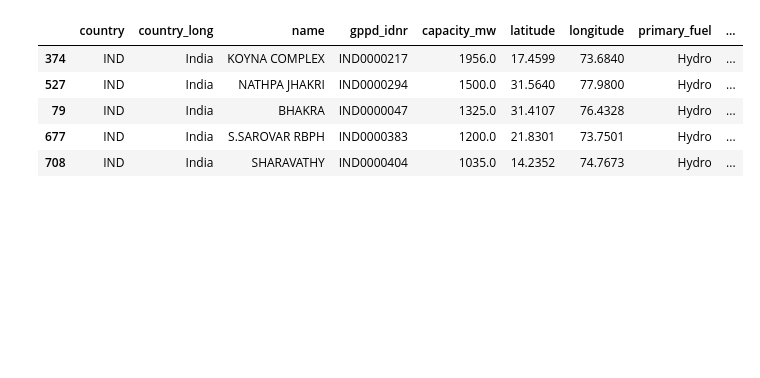
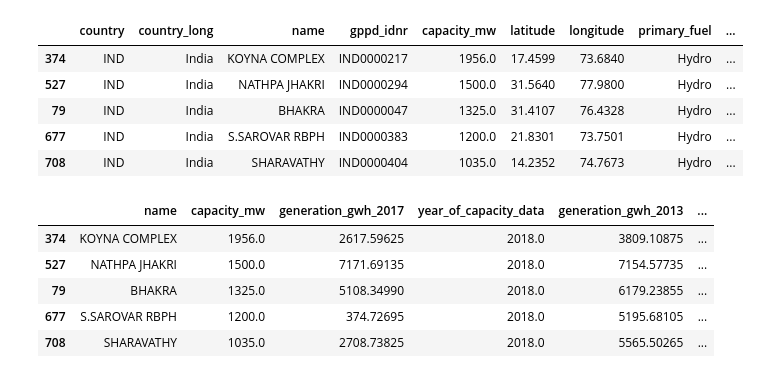
Before and after one commit to namiwa/EG3301R, a Jupyter notebook: Power Generation India.ipynb, the cells around one changed output. Saved outputs shown, nothing was run; the diff lists cells and outputs as text; code cells hidden in the pictures; blank space fills up the shorter version.

```diff
--- a/Power Generation India.ipynb
+++ b/Power Generation India.ipynb
@@ -64,3 +64,13 @@ hydro_plants.head()
 | 79 | IND | India | BHAKRA | IND0000047 | 1325.0 | 31.4107 | 76.4328 | Hydro | ... |
 | 677 | IND | India | S.SAROVAR RBPH | IND0000383 | 1200.0 | 21.8301 | 73.7501 | Hydro | ... |
 | 708 | IND | India | SHARAVATHY | IND0000404 | 1035.0 | 14.2352 | 74.7673 | Hydro | ... |
+# %%
+hydro_power = hydro_plants[["name", "capacity_mw", "generation_gwh_2017", "year_of_capacity_data", "generation_gwh_2013", "generation_gwh_2014", "generation_gwh_2015", "generation_gwh_2016"]]
+hydro_power.head()
+# %% [output]
+|  | name | capacity_mw | generation_gwh_2017 | year_of_capacity_data | generation_gwh_2013 | ... |
+| 374 | KOYNA COMPLEX | 1956.0 | 2617.59625 | 2018.0 | 3809.10875 | ... |
+| 527 | NATHPA JHAKRI | 1500.0 | 7171.69135 | 2018.0 | 7154.57735 | ... |
+| 79 | BHAKRA | 1325.0 | 5108.34990 | 2018.0 | 6179.23855 | ... |
+| 677 | S.SAROVAR RBPH | 1200.0 | 374.72695 | 2018.0 | 5195.68105 | ... |
+| 708 | SHARAVATHY | 1035.0 | 2708.73825 | 2018.0 | 5565.50265 | ... |
```
Also changed, not shown: parts of 2 cells of this notebook.
